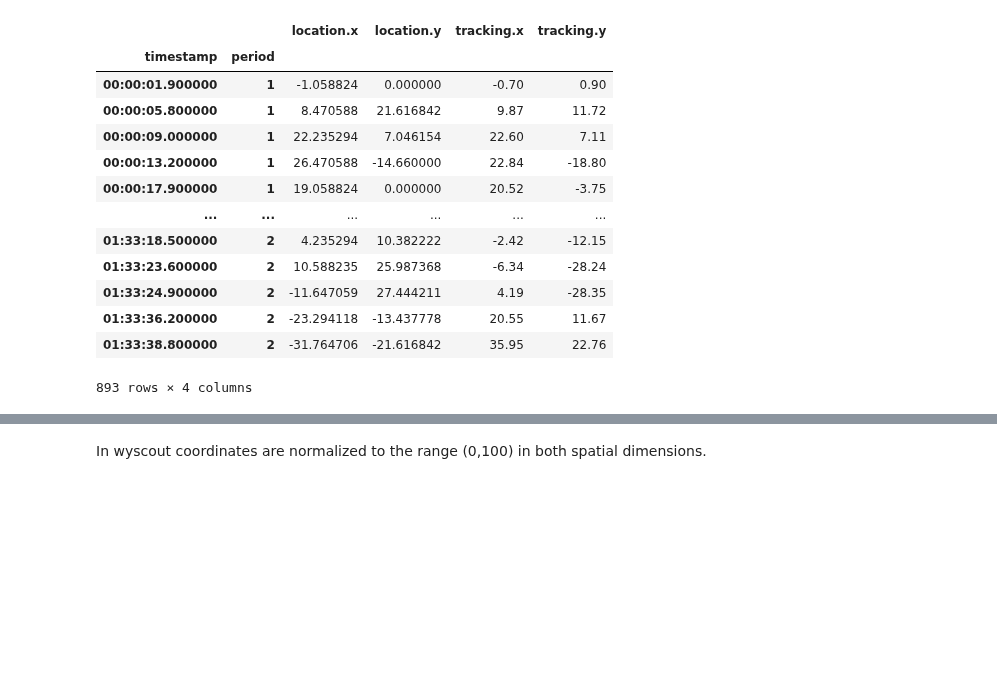
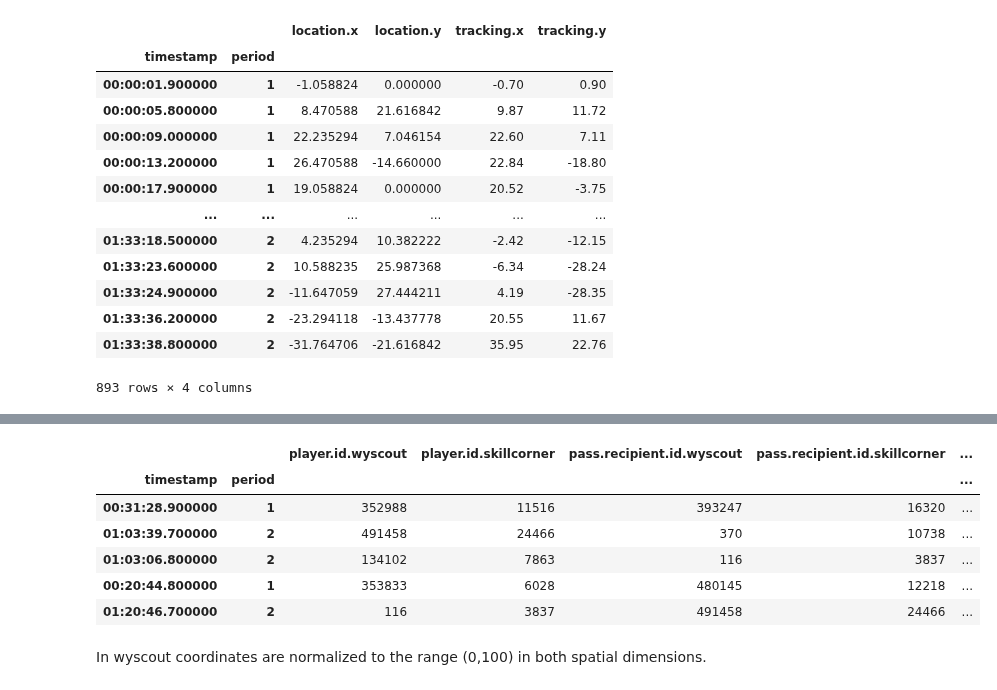
Before and after one commit to ariskoutris/defensive-passing-networks, a Jupyter notebook: src/notebooks/pass_tables.ipynb, the cells around one changed output, grey strips where cells are left out. Saved outputs shown, nothing was run; the diff lists cells and outputs as text; code cells hidden in the pictures; blank space fills up the shorter version.

```diff
--- a/src/notebooks/pass_tables.ipynb
+++ b/src/notebooks/pass_tables.ipynb
@@ -271,3 +276,13 @@ joined_df[joined_df['tracking.is_self']][['location.x', 'location.y', 'tracking.
+# %%
+joined_df.sample(5)
+# %% [output]
+|  |  | player.id.wyscout | player.id.skillcorner | pass.recipient.id.wyscout | pass.recipient.id.skillcorner | ... |
+| timestamp | period |  |  |  |  | ... |
+| 00:31:28.900000 | 1 | 352988 | 11516 | 393247 | 16320 | ... |
+| 01:03:39.700000 | 2 | 491458 | 24466 | 370 | 10738 | ... |
+| 01:03:06.800000 | 2 | 134102 | 7863 | 116 | 3837 | ... |
+| 00:20:44.800000 | 1 | 353833 | 6028 | 480145 | 12218 | ... |
+| 01:20:46.700000 | 2 | 116 | 3837 | 491458 | 24466 | ... |
 # %% [markdown]
 In wyscout coordinates are normalized to the range (0,100) in both spatial dimensions.
 # %%
```
Also changed, not shown: parts of 6 cells of this notebook.
